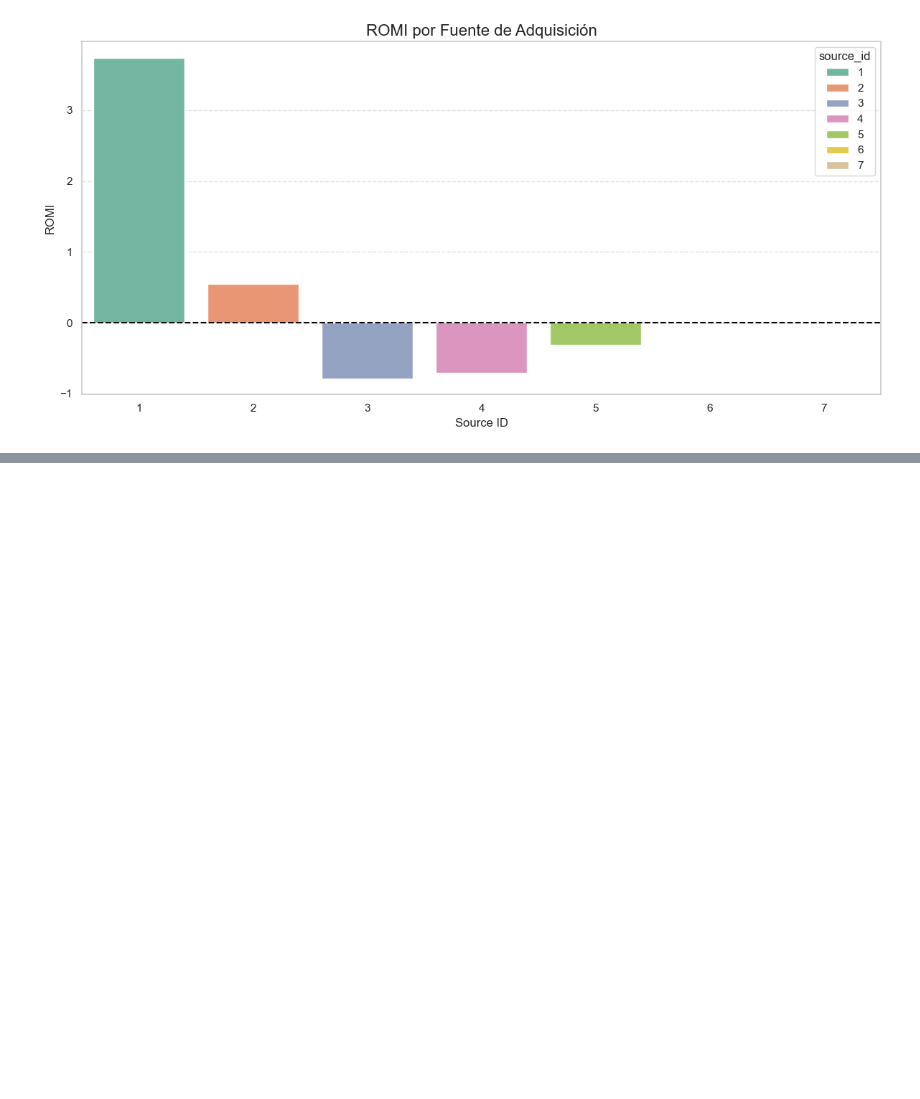
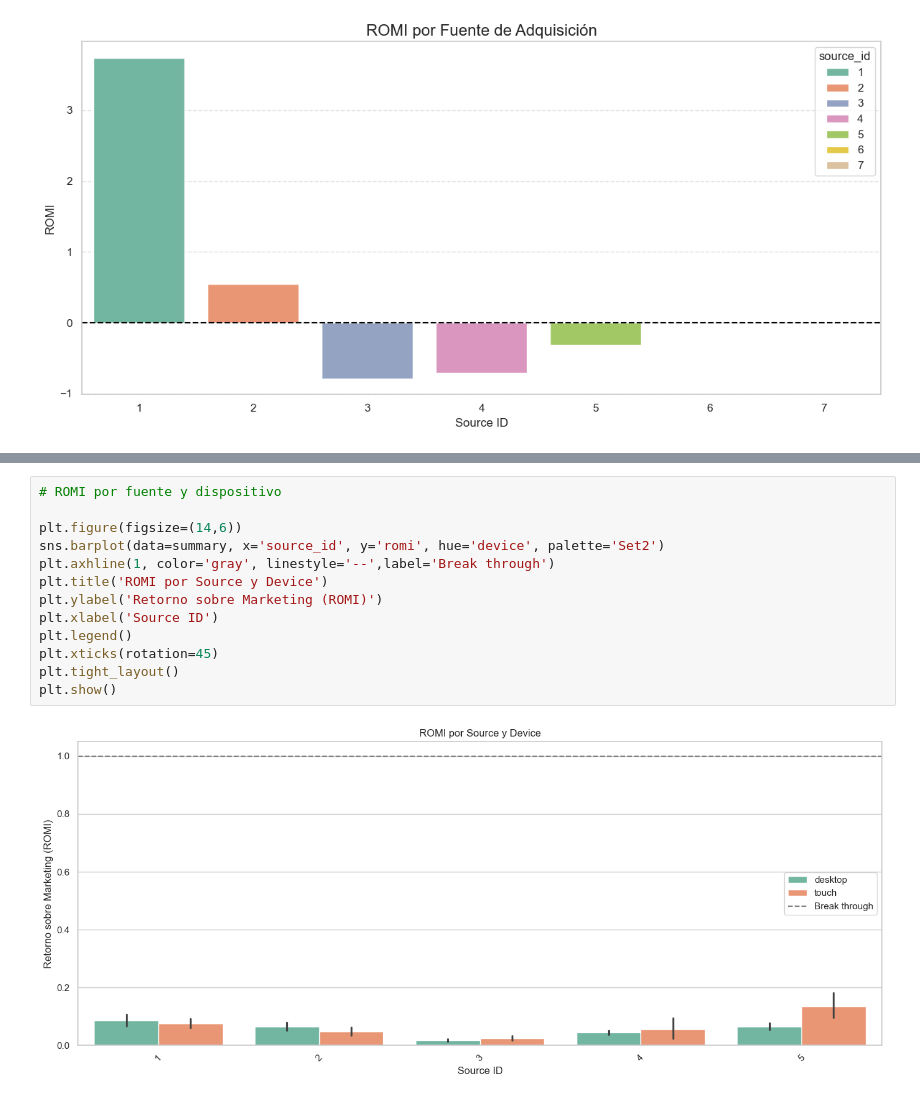
Before and after one commit to latostadorano/tt_s09_showz_tickets, a Jupyter notebook: s_09.ipynb, the cells around one changed output, grey strips where cells are left out. Cells and saved outputs as stored; diff of their text form; blank space fills up the shorter version.

```diff
--- a/s_09.ipynb
+++ b/s_09.ipynb
@@ -722,0 +807,15 @@ plt.show()
+# %%
+# ROMI por fuente y dispositivo
+
+plt.figure(figsize=(14,6))
+sns.barplot(data=summary, x='source_id', y='romi', hue='device', palette='Set2')
+plt.axhline(1, color='gray', linestyle='--',label='Break through')
+plt.title('ROMI por Source y Device')
+plt.ylabel('Retorno sobre Marketing (ROMI)')
+plt.xlabel('Source ID')
+plt.legend()
+plt.xticks(rotation=45)
+plt.tight_layout()
+plt.show()
+# %% [output]
+[figure, added]
```
Also changed, not shown: parts of 16 cells of this notebook.
